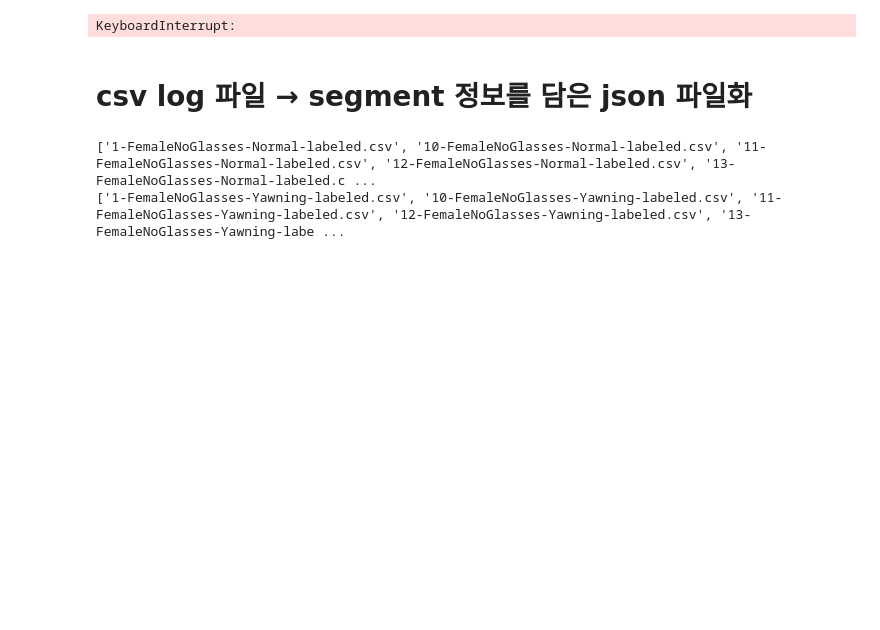
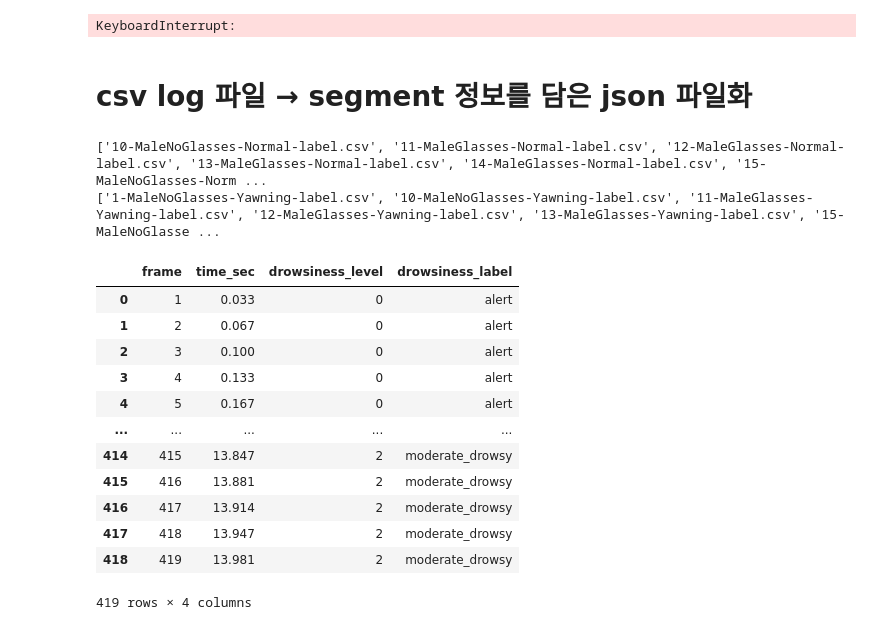
Before and after one commit to ESTCAMP-Team3/ai-proj3-class5, a Jupyter notebook: 02.preprocessing/Yaw_행동인식모델.ipynb, the cells around one changed output. Drawn from its saved outputs; the diff is of its cells as text; code cells hidden in the pictures; blank space fills up the shorter version.

Commit message:
labeling 모델 코드 수정 및 LSTM 1차 모델링 코드 추가

```diff
--- a/02.preprocessing/Yaw_행동인식모델.ipynb
+++ b/02.preprocessing/Yaw_행동인식모델.ipynb
@@ -14,7 +14,7 @@ import time
 Normal_file_paths, Normal_file_names = [], []
 Talking_file_paths, Talking_file_names = [], []
 Yawning_file_paths, Yawning_file_names = [], []
-for root, dirs, files in os.walk("."):
+for root, dirs, files in os.walk("./data/male"):
     for fname in files:
         if fname.endswith("Normal.avi"):
             Normal_file_paths.append(os.path.join(root, fname))
@@ -446,18 +446,18 @@ normal_csv_file_paths, normal_csv_file_names = [], []
 yawning_csv_file_paths, yawning_csv_file_names = [], []
 for root, dirs, files in os.walk("."):
     for fname in files:
-        if fname.endswith("Normal-labeled.csv"):
+        if fname.endswith("Normal-label.csv"):
             normal_csv_file_paths.append(os.path.join(root, fname))
             normal_csv_file_names.append(fname)
-        if fname.endswith("Yawning-labeled.csv"):
+        if fname.endswith("Yawning-label.csv"):
             yawning_csv_file_paths.append(os.path.join(root, fname))
             yawning_csv_file_names.append(fname)
 
 print(normal_csv_file_names)
 print(yawning_csv_file_names)
 # %% [output]
-['1-FemaleNoGlasses-Normal-labeled.csv', '10-FemaleNoGlasses-Normal-labeled.csv', '11-FemaleNoGlasses-Normal-labeled.csv', '12-FemaleNoGlasses-Normal-labeled.csv', '13-FemaleNoGlasses-Normal-labeled.c ...
-['1-FemaleNoGlasses-Yawning-labeled.csv', '10-FemaleNoGlasses-Yawning-labeled.csv', '11-FemaleNoGlasses-Yawning-labeled.csv', '12-FemaleNoGlasses-Yawning-labeled.csv', '13-FemaleNoGlasses-Yawning-labe ...
+['10-MaleNoGlasses-Normal-label.csv', '11-MaleGlasses-Normal-label.csv', '12-MaleGlasses-Normal-label.csv', '13-MaleGlasses-Normal-label.csv', '14-MaleGlasses-Normal-label.csv', '15-MaleNoGlasses-Norm ...
+['1-MaleNoGlasses-Yawning-label.csv', '10-MaleNoGlasses-Yawning-label.csv', '11-MaleGlasses-Yawning-label.csv', '12-MaleGlasses-Yawning-label.csv', '13-MaleGlasses-Yawning-label.csv', '15-MaleNoGlasse ...
 # %%
 # segment화 json 파일 생성 부분
 # csv 파일을 읽은 후 → drowsiness level에 따라 구역을 segment화 시켜 각 구간의 길이를 계산
@@ -535 +538,20 @@ for video_path, video_name, csv_path, csv_name in zip(Yawning_file_paths, Yawnin
                                  fps=fps)
+# %%
+daf = pd.read_csv(normal_csv_file_paths[0])
+daf = daf[["frame", "time_sec", "drowsiness_level", "drowsiness_label"]]
+daf["time_sec"] = round(daf["time_sec"], 3)
+daf
+# %% [output]
+|  | frame | time_sec | drowsiness_level | drowsiness_label |
+| 0 | 1 | 0.033 | 0 | alert |
+| 1 | 2 | 0.067 | 0 | alert |
+| 2 | 3 | 0.100 | 0 | alert |
+| 3 | 4 | 0.133 | 0 | alert |
+| 4 | 5 | 0.167 | 0 | alert |
+| ... | ... | ... | ... | ... |
+| 414 | 415 | 13.847 | 2 | moderate_drowsy |
+| 415 | 416 | 13.881 | 2 | moderate_drowsy |
+| 416 | 417 | 13.914 | 2 | moderate_drowsy |
+| 417 | 418 | 13.947 | 2 | moderate_drowsy |
+| 418 | 419 | 13.981 | 2 | moderate_drowsy |
+419 rows × 4 columns
```
Also changed, not shown: parts of 4 cells of this notebook, 2 other files.
